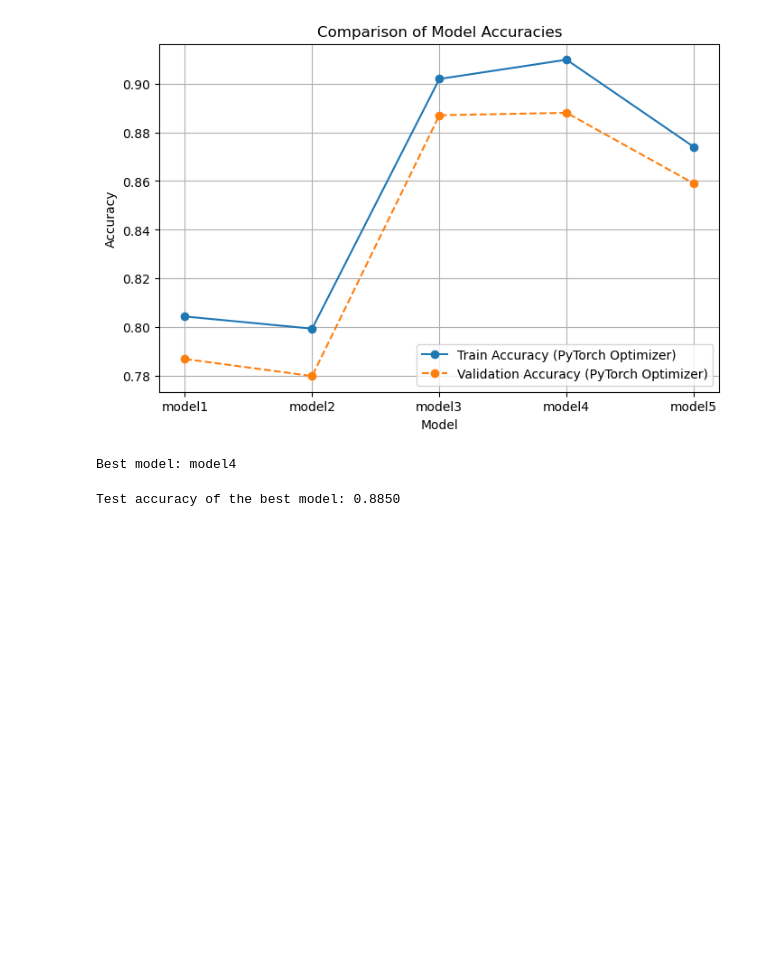
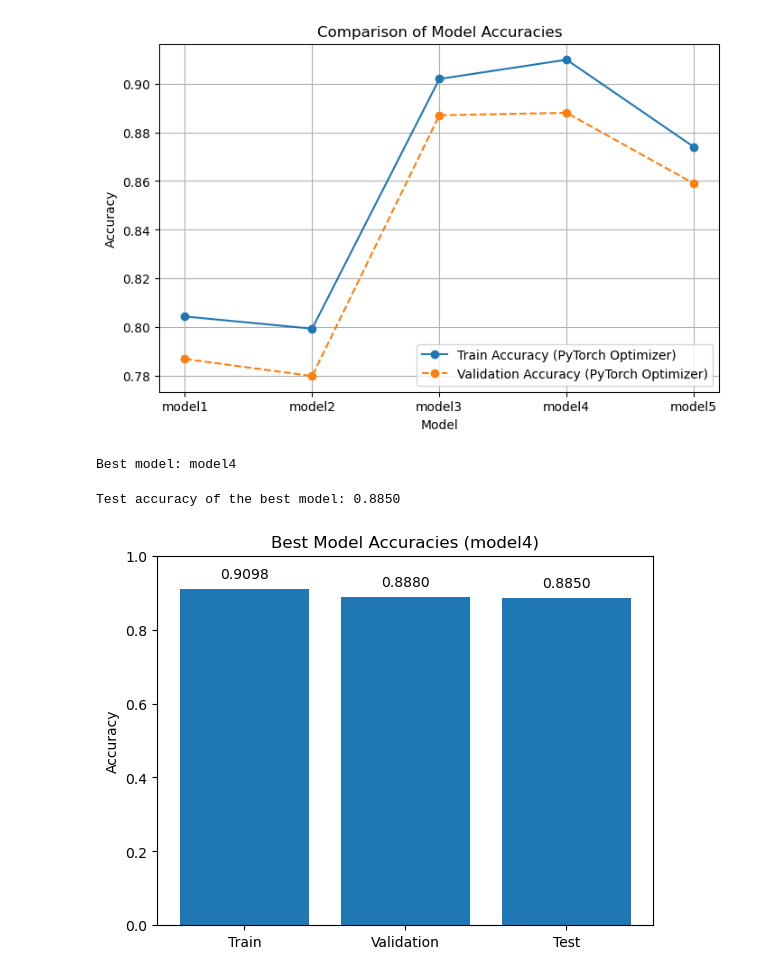
Before and after one commit to FieBergli/Deeplearning_project1, a Jupyter notebook: gradient_descent.ipynb, the cells around one changed output. Saved outputs shown, nothing was run; the diff lists cells and outputs as text; code cells hidden in the pictures; blank space fills up the shorter version.

```diff
--- a/gradient_descent.ipynb
+++ b/gradient_descent.ipynb
@@ -504,6 +475,10 @@ plt.show()
 # %%
 best_model = max(accuracies, key=lambda x: accuracies[x]['val'])
 print(f"Best model: {best_model}")
+
+# save the accuracies train and validation of the best model
+best_model_train_acc = accuracies[best_model]['train']
+best_model_val_acc = accuracies[best_model]['val']
 # %% [output]
 Best model: model4
 # %%
@@ -518,0 +491,16 @@ train_losses, train_losses_manuel, _ = train_and_validate(model4_1, model4_2, tr
+# %%
+# Get the training, validation, and test accuracies of the best model and plot them
+accuracies = [best_model_train_acc, best_model_val_acc, test_accuracy]
+labels = ['Train', 'Validation', 'Test']
+
+plt.bar(labels, accuracies)
+plt.ylim(0, 1)
+
+for i, accuracy in enumerate(accuracies):
+    plt.text(i, accuracy + 0.02, f'{accuracy:.4f}', ha='center', va='bottom')
+
+plt.ylabel('Accuracy')
+plt.title('Best Model Accuracies (model4)')
+plt.show()
+# %% [output]
+[figure, added]
```
Also changed, not shown: parts of 6 cells of this notebook.
